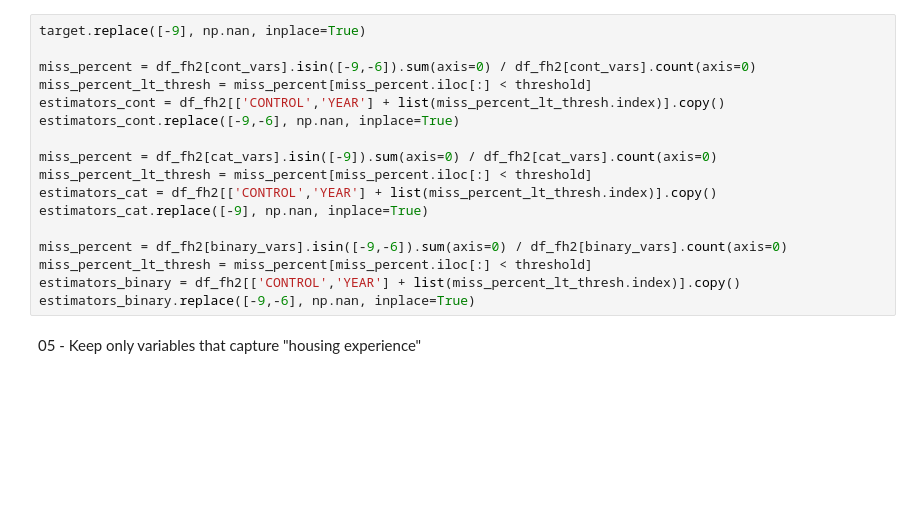
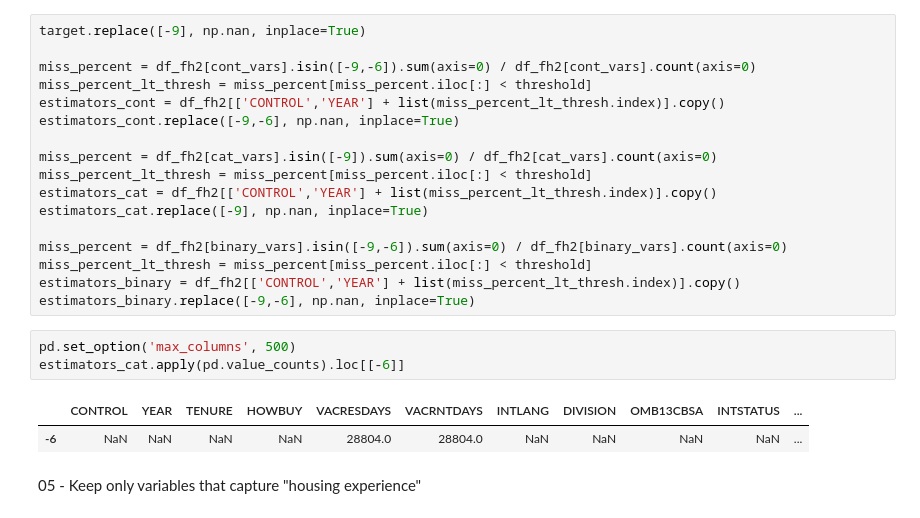
Before and after one commit to georgetown-analytics/First-Home-Recommender, a Jupyter notebook: Transformations and Wrangling.ipynb, the cells around one changed output. Cells and saved outputs as stored; diff of their text form; blank space fills up the shorter version.

```diff
--- a/Transformations and Wrangling.ipynb
+++ b/Transformations and Wrangling.ipynb
@@ -76,6 +76,12 @@ miss_percent = df_fh2[binary_vars].isin([-9,-6]).sum(axis=0) / df_fh2[binary_var
 miss_percent_lt_thresh = miss_percent[miss_percent.iloc[:] < threshold]
 estimators_binary = df_fh2[['CONTROL','YEAR'] + list(miss_percent_lt_thresh.index)].copy()
 estimators_binary.replace([-9,-6], np.nan, inplace=True)
+# %%
+pd.set_option('max_columns', 500)
+estimators_cat.apply(pd.value_counts).loc[[-6]]
+# %% [output]
+|  | CONTROL | YEAR | TENURE | HOWBUY | VACRESDAYS | VACRNTDAYS | INTLANG | DIVISION | OMB13CBSA | INTSTATUS | ... |
+| -6 | NaN | NaN | NaN | NaN | 28804.0 | 28804.0 | NaN | NaN | NaN | NaN | ... |
 # %% [markdown]
 05 - Keep only variables that capture "housing experience"
 # %%
```
Also changed, not shown: parts of 11 cells of this notebook, 1 other file.
